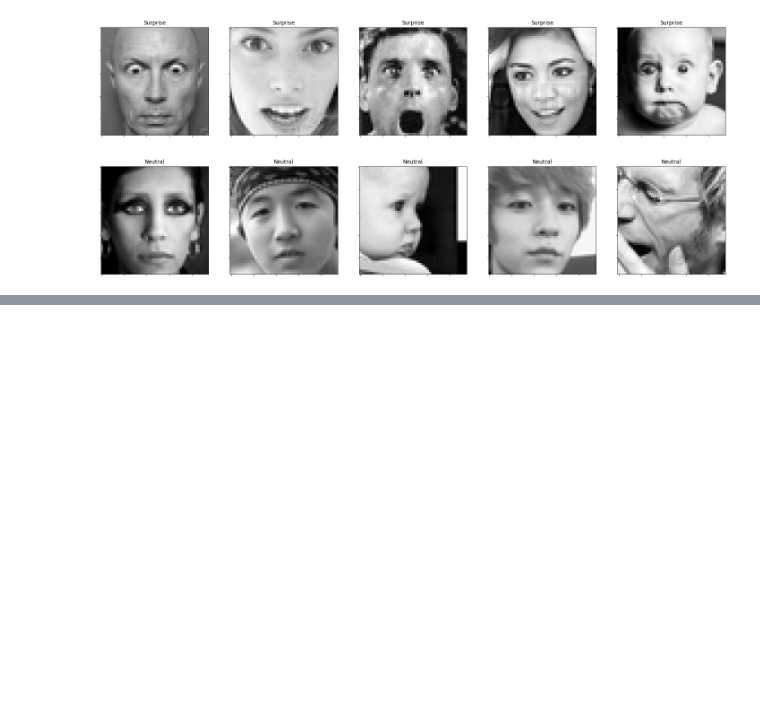
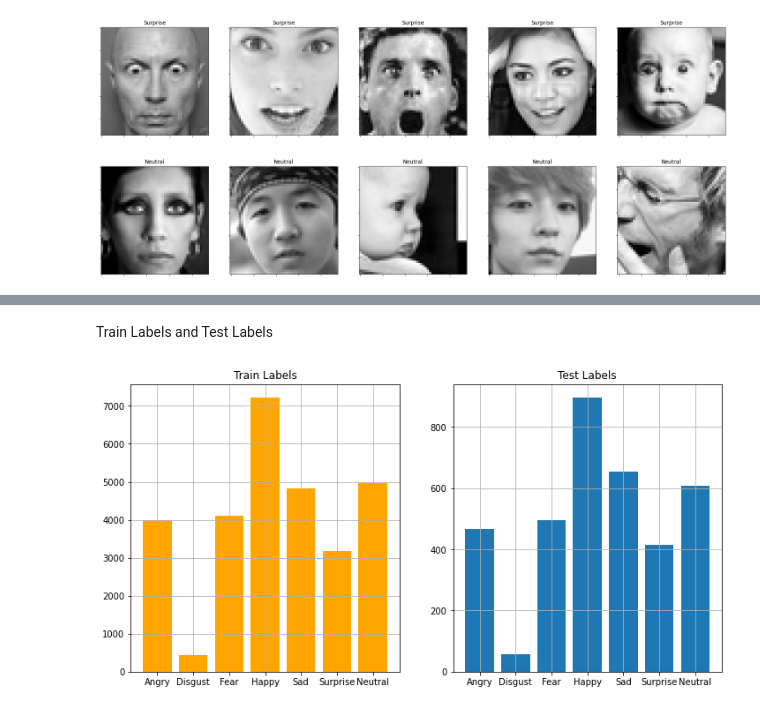
Before and after one commit to rohitrv8922/Face-Emotion-Recognition-Detection, a Jupyter notebook: Face_Emotion_Recognition.ipynb, the cells around one changed output, grey strips where cells are left out. Saved outputs shown, nothing was run; the diff lists cells and outputs as text; code cells hidden in the pictures; blank space fills up the shorter version.

```diff
--- a/Face_Emotion_Recognition.ipynb
+++ b/Face_Emotion_Recognition.ipynb
@@ -202,0 +211,6 @@ plot_examples(label=6)
+# %% [markdown]
+Train Labels and Test Labels
+# %%
+plot_compare_distributions(train_labels, test_labels, title1='Train Labels', title2='Test Labels')
+# %% [output]
+[figure, added]
```
Also changed, not shown: parts of 3 cells of this notebook.
